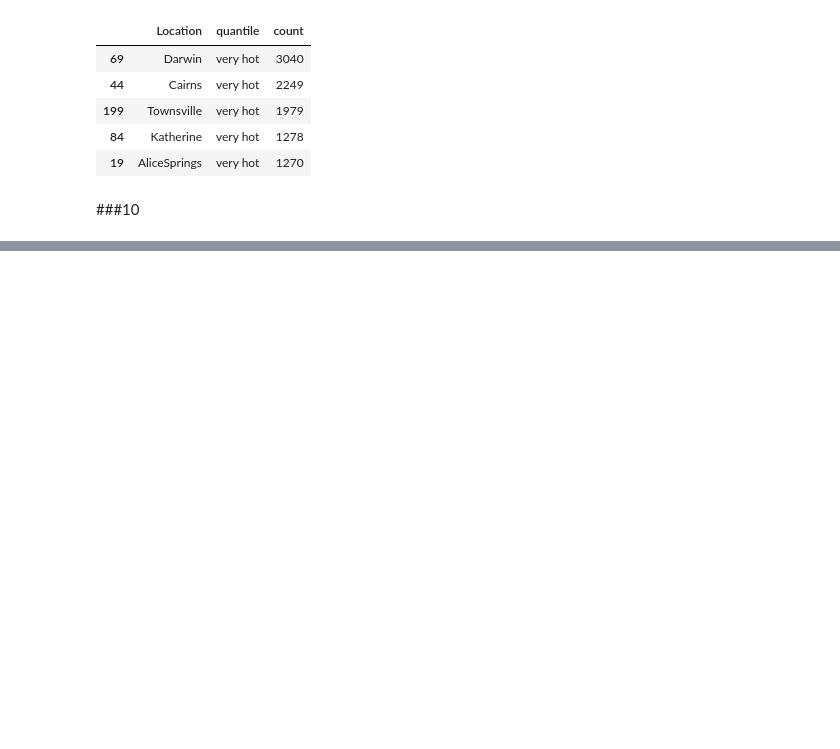
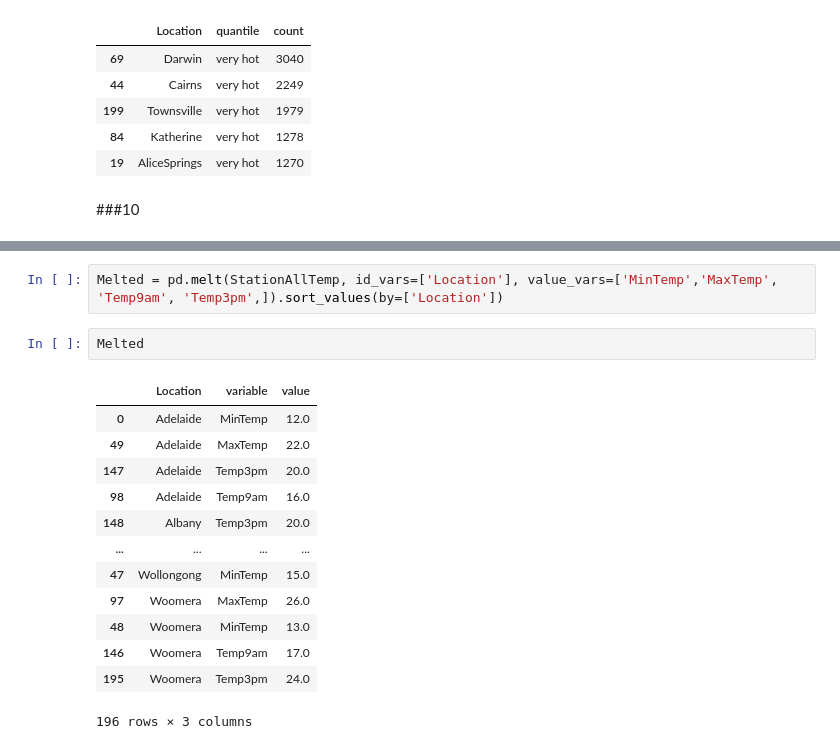
Before and after one commit to garfield-gray/DataMining, a Jupyter notebook: Data_Exploration_&_Visualization.ipynb, the cells around one changed output, grey strips where cells are left out. Cells and saved outputs as stored; diff of their text form; blank space fills up the shorter version.

```diff
--- a/Data_Exploration_&_Visualization.ipynb
+++ b/Data_Exploration_&_Visualization.ipynb
@@ -964,0 +998,18 @@ quantile_counts.loc[quantile_counts['quantile']=='very hot'].sort_values(by=['co
+# %%
+Melted = pd.melt(StationAllTemp, id_vars=['Location'], value_vars=['MinTemp','MaxTemp', 'Temp9am', 'Temp3pm',]).sort_values(by=['Location'])
+# %%
+Melted
+# %% [output]
+|  | Location | variable | value |
+| 0 | Adelaide | MinTemp | 12.0 |
+| 49 | Adelaide | MaxTemp | 22.0 |
+| 147 | Adelaide | Temp3pm | 20.0 |
+| 98 | Adelaide | Temp9am | 16.0 |
+| 148 | Albany | Temp3pm | 20.0 |
+| ... | ... | ... | ... |
+| 47 | Wollongong | MinTemp | 15.0 |
+| 97 | Woomera | MaxTemp | 26.0 |
+| 48 | Woomera | MinTemp | 13.0 |
+| 146 | Woomera | Temp9am | 17.0 |
+| 195 | Woomera | Temp3pm | 24.0 |
+196 rows × 3 columns
```
Also changed, not shown: parts of 4 cells of this notebook.
